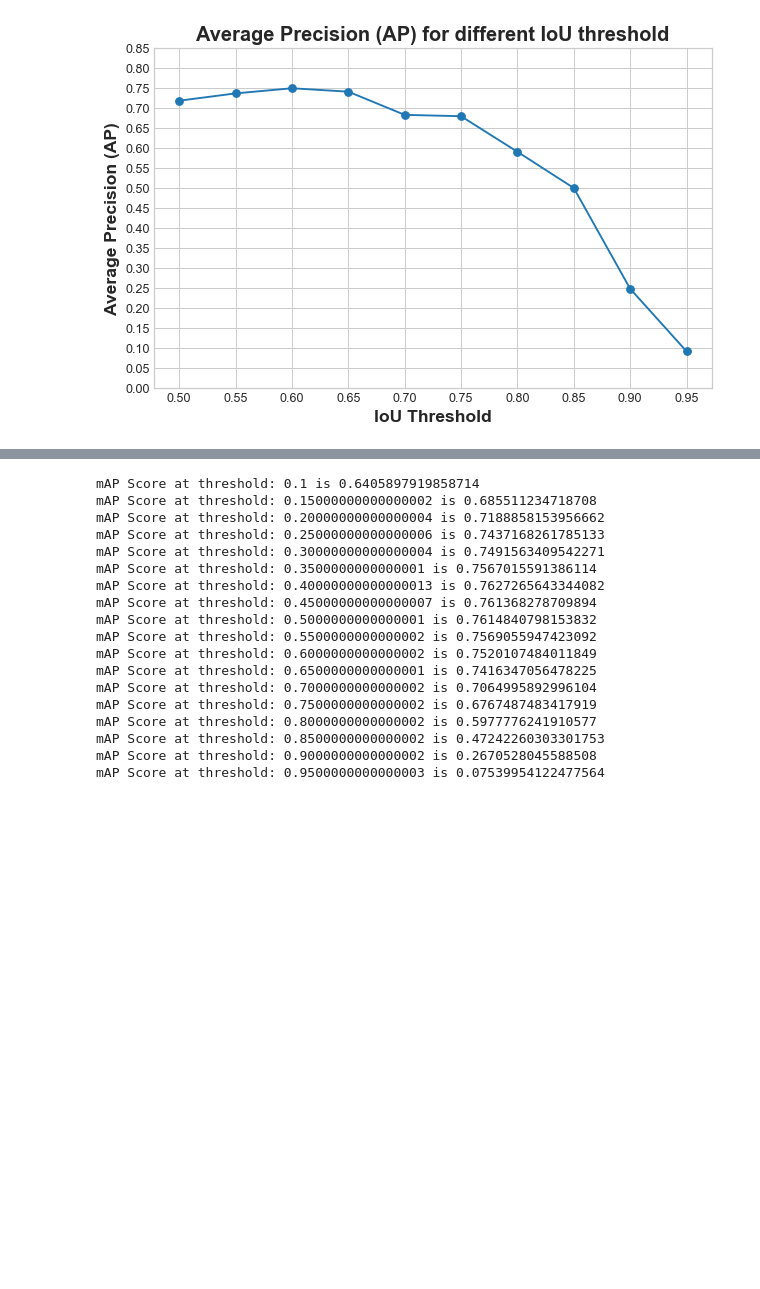
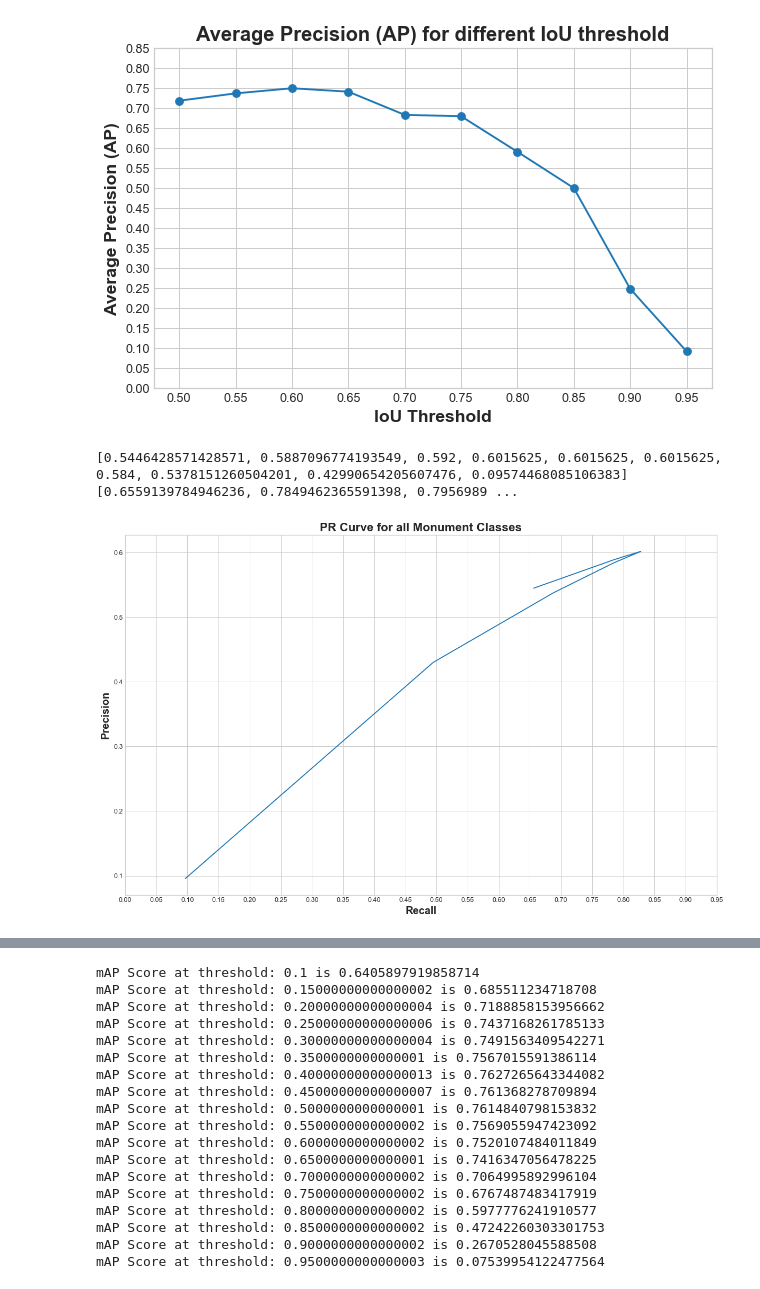
Before and after one commit to prajeshshrestha/Minor-Project-Monument-Detection, a Jupyter notebook: PR-Curve and mAP Scores.ipynb, the cells around one changed output, grey strips where cells are left out. Cells and saved outputs as stored; diff of their text form; code cells hidden in the pictures; blank space fills up the shorter version.

```diff
--- a/PR-Curve and mAP Scores.ipynb
+++ b/PR-Curve and mAP Scores.ipynb
@@ -367,4 +390,43 @@ def dataframe_to_mn_dict(threshold):
             }
             mn_dict[mn_class] = temp_dict
     return mn_dict
+# %%
+font_title = {'size': 18, 'weight' : 'bold'}
+font_label = {'size': 16, 'weight' : 'bold'}
+
+precision_list = list()
+recall_list = list()
+
+for threshold in np.arange(0.01, 0.95, 0.1):
+    mn_dict = dataframe_to_mn_dict(threshold)
+
+    tp_list = np.array(mn_dict['gaddi durbar']['tp'])
+    fp_list = np.array(mn_dict['gaddi durbar']['fp'])
+
+    tp_count = np.count_nonzero(tp_list == 1)
+    fp_count = np.count_nonzero(fp_list == 1)
+
+    precision = float(tp_count) / (float(tp_count) + float(fp_count))
+    recall = float(tp_count) / len(tp_list)
+    precision_list.append(precision)
+    recall_list.append(recall)
+
+
+print(precision_list, recall_list)
+fig = plt.figure(figsize = (16, 10), dpi = 90)
+plt.plot(recall_list, precision_list, label = mn_class)
+
+plt.title("PR Curve for all Monument Classes", fontdict = font_title)
+plt.xlabel('Recall', fontdict = font_label)
+plt.ylabel('Precision', fontdict = font_label)
+# plt.yticks(np.arange(0.75, 1.030, 0.025))
+plt.xticks(np.arange(0.0, 1.0, 0.05))
+# plt.legend(title = 'Monument Classes', title_fontsize = 16, ncol = 5, bbox_to_anchor = (0.95, 0), fontsize = 14, bbox_transform = fig.transFigure, frameon = True)
+
+# save_loc = r"./Curves and Graphs/PR Curve for all Monument Classes.jpg"
+# plt.savefig(save_loc, dpi = 120, bbox_inches = 'tight', pad_inches = 0.3)
+plt.show()
+# %% [output]
+[0.5446428571428571, 0.5887096774193549, 0.592, 0.6015625, 0.6015625, 0.6015625, 0.584, 0.5378151260504201, 0.42990654205607476, 0.09574468085106383] [0.6559139784946236, 0.7849462365591398, 0.7956989 ...
+[figure, added]
 # %%
```
Also changed, not shown: parts of 8 cells of this notebook, 32 other files.
